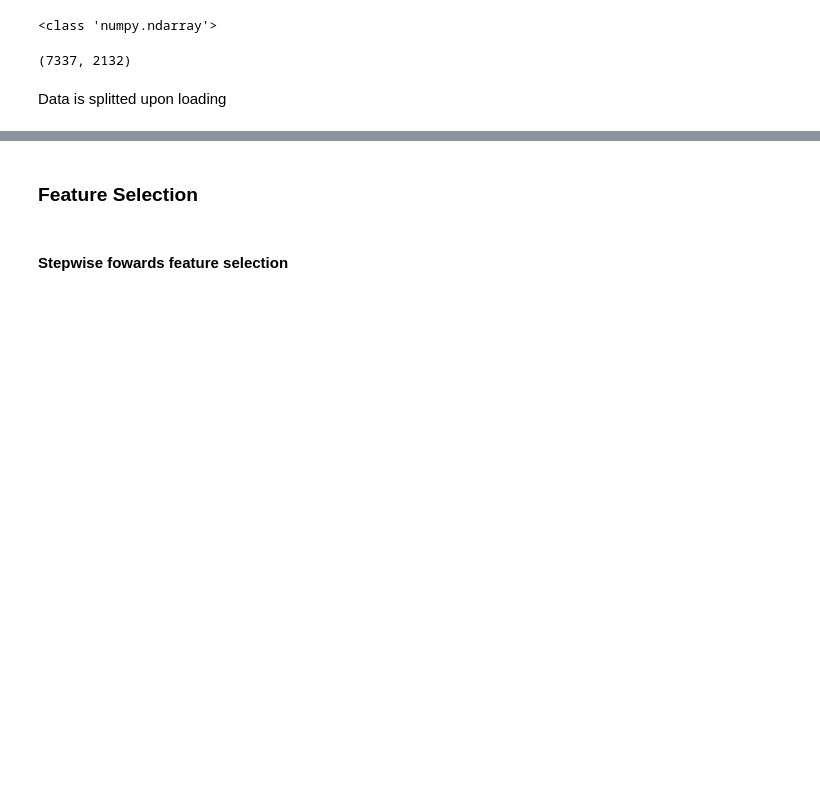
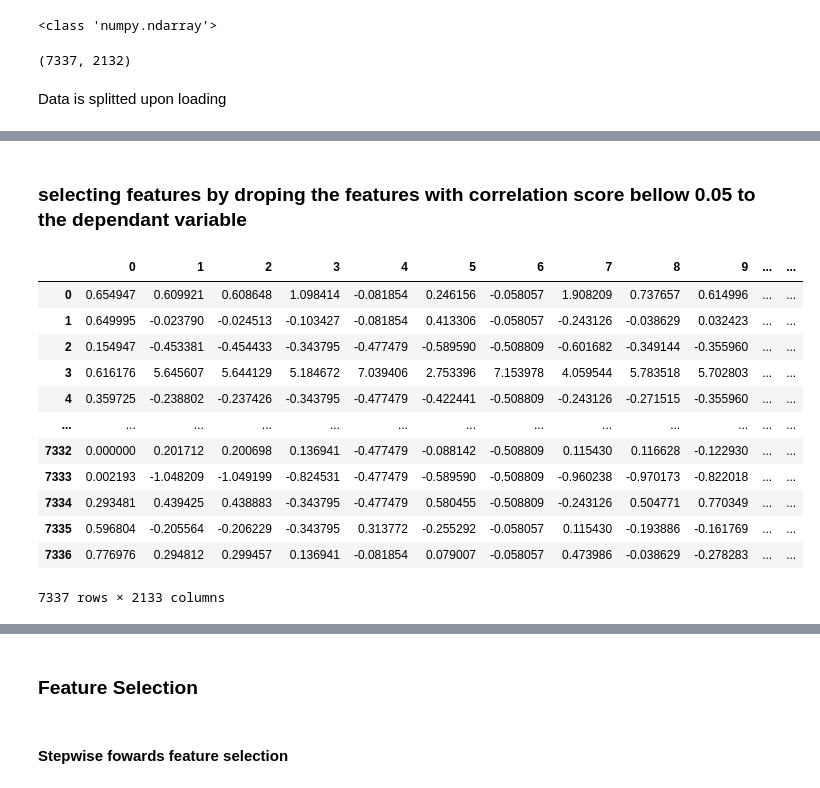
Before and after one commit to rubentorres-developer/ML-ThirdHomeAssignment, a Jupyter notebook: Assignment3.ipynb, the cells around one changed output, grey strips where cells are left out. Cells and saved outputs as stored; diff of their text form; code cells hidden in the pictures; blank space fills up the shorter version.

```diff
--- a/Assignment3.ipynb
+++ b/Assignment3.ipynb
@@ -253,0 +108,7 @@ pd.DataFrame(np.corrcoef(v.T))
+# %%
+#powerscaler not ideal for this dataset since it deletes outliers and we believe that the outliers shouldn't be removed from this dataset
+#scaler = PowerTransformer().fit(X_train)
+
+sScaler = StandardScaler()
+X_train_scaled = sScaler.fit_transform(X_train)
+X_ivs_scaled = sScaler.transform(X_ivs)
@@ -253,0 +123,20 @@ pd.DataFrame(np.corrcoef(v.T))
+# %% [markdown]
+<h3>selecting features by droping the features with correlation score bellow 0.05 to the dependant variable
+# %%
+#new correlation matrix with scaled data
+v_scaled=np.hstack((y_train.reshape((N,1)), X_train_scaled))
+pd.DataFrame(v_scaled)
+# %% [output]
+|  | 0 | 1 | 2 | 3 | 4 | 5 | 6 | 7 | 8 | 9 | ... | ... |
+| 0 | 0.654947 | 0.609921 | 0.608648 | 1.098414 | -0.081854 | 0.246156 | -0.058057 | 1.908209 | 0.737657 | 0.614996 | ... | ... |
+| 1 | 0.649995 | -0.023790 | -0.024513 | -0.103427 | -0.081854 | 0.413306 | -0.058057 | -0.243126 | -0.038629 | 0.032423 | ... | ... |
+| 2 | 0.154947 | -0.453381 | -0.454433 | -0.343795 | -0.477479 | -0.589590 | -0.508809 | -0.601682 | -0.349144 | -0.355960 | ... | ... |
+| 3 | 0.616176 | 5.645607 | 5.644129 | 5.184672 | 7.039406 | 2.753396 | 7.153978 | 4.059544 | 5.783518 | 5.702803 | ... | ... |
+| 4 | 0.359725 | -0.238802 | -0.237426 | -0.343795 | -0.477479 | -0.422441 | -0.508809 | -0.243126 | -0.271515 | -0.355960 | ... | ... |
+| ... | ... | ... | ... | ... | ... | ... | ... | ... | ... | ... | ... | ... |
+| 7332 | 0.000000 | 0.201712 | 0.200698 | 0.136941 | -0.477479 | -0.088142 | -0.508809 | 0.115430 | 0.116628 | -0.122930 | ... | ... |
+| 7333 | 0.002193 | -1.048209 | -1.049199 | -0.824531 | -0.477479 | -0.589590 | -0.508809 | -0.960238 | -0.970173 | -0.822018 | ... | ... |
+| 7334 | 0.293481 | 0.439425 | 0.438883 | -0.343795 | -0.477479 | 0.580455 | -0.508809 | -0.243126 | 0.504771 | 0.770349 | ... | ... |
+| 7335 | 0.596804 | -0.205564 | -0.206229 | -0.343795 | 0.313772 | -0.255292 | -0.058057 | 0.115430 | -0.193886 | -0.161769 | ... | ... |
+| 7336 | 0.776976 | 0.294812 | 0.299457 | 0.136941 | -0.081854 | 0.079007 | -0.058057 | 0.473986 | -0.038629 | -0.278283 | ... | ... |
+7337 rows × 2133 columns
```
Also changed, not shown: parts of 54 cells of this notebook.
